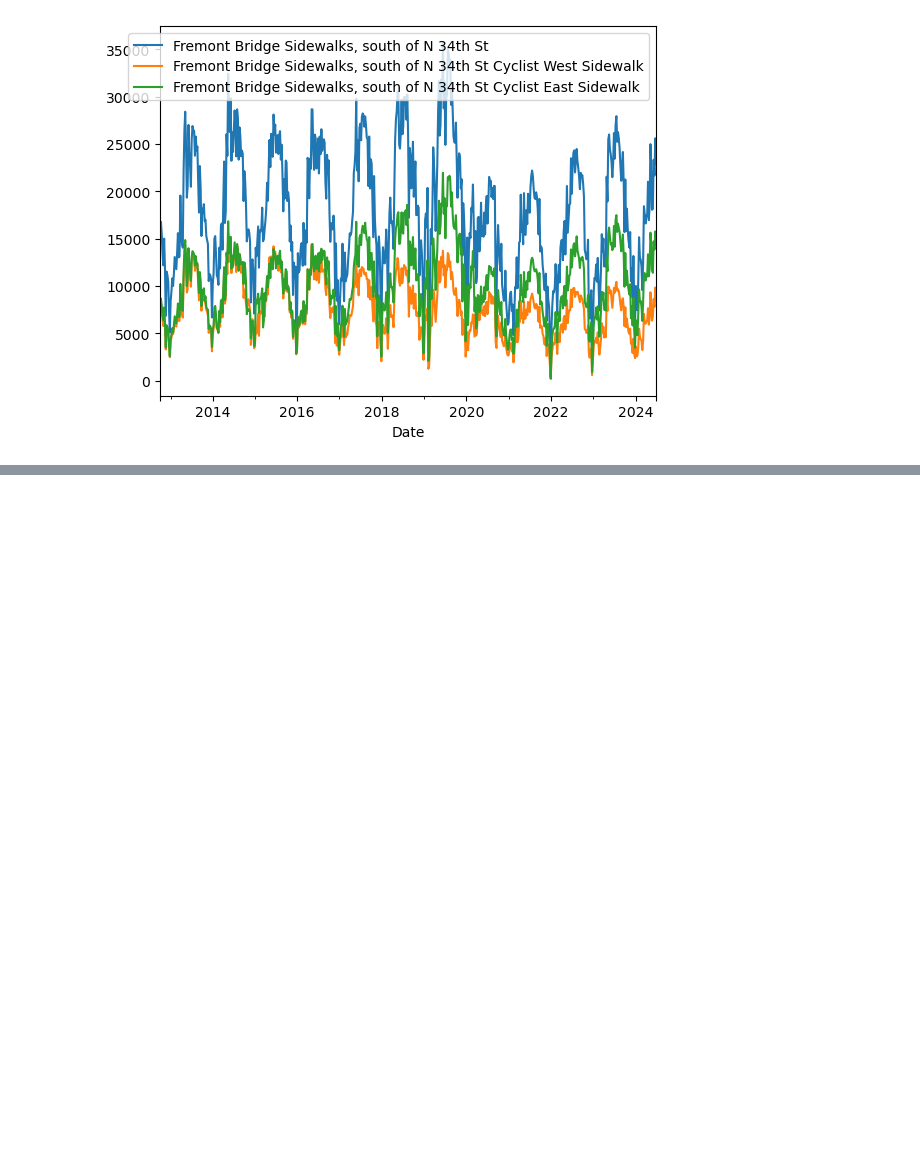
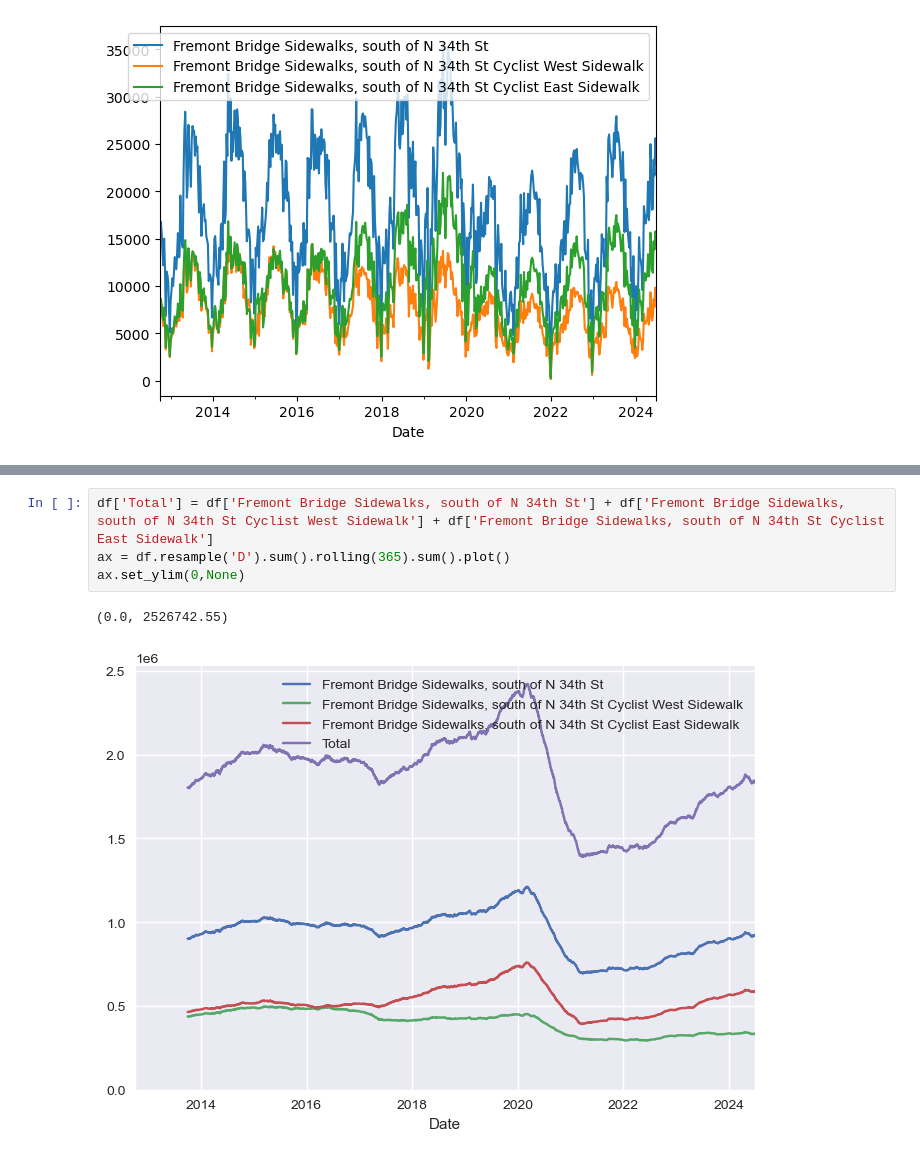
Before and after one commit to alishanstyles/Projects, a Jupyter notebook: Documents/coding-temple/Fremont Bridge Bicylce Counter/startercode.ipynb, the cells around one changed output, grey strips where cells are left out. Drawn from its saved outputs; the diff is of its cells as text; blank space fills up the shorter version.

```diff
--- a/Documents/coding-temple/Fremont Bridge Bicylce Counter/startercode.ipynb
+++ b/Documents/coding-temple/Fremont Bridge Bicylce Counter/startercode.ipynb
@@ -36,0 +43,7 @@ df.resample('W').sum().plot();
+# %%
+df['Total'] = df['Fremont Bridge Sidewalks, south of N 34th St'] + df['Fremont Bridge Sidewalks, south of N 34th St Cyclist West Sidewalk'] + df['Fremont Bridge Sidewalks, south of N 34th St Cyclist East Sidewalk']
+ax = df.resample('D').sum().rolling(365).sum().plot()
+ax.set_ylim(0,None)
+# %% [output]
+(0.0, 2526742.55)
+[figure, added]
```
Also changed, not shown: parts of 4 cells of this notebook.
